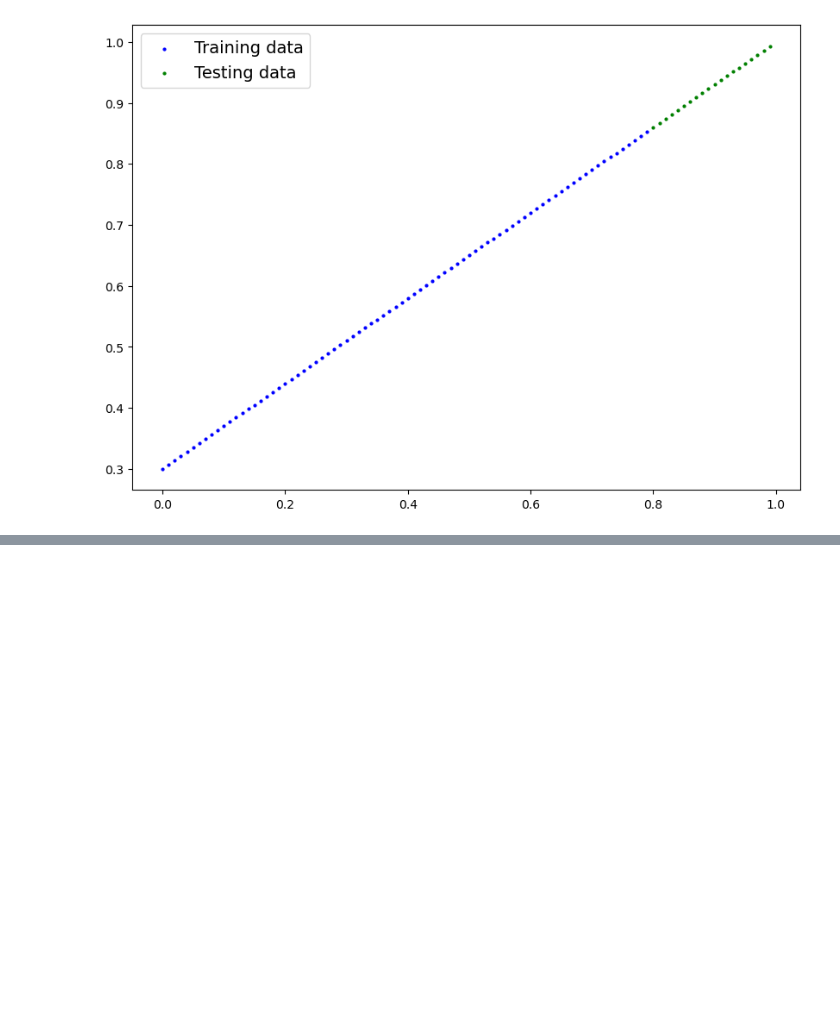
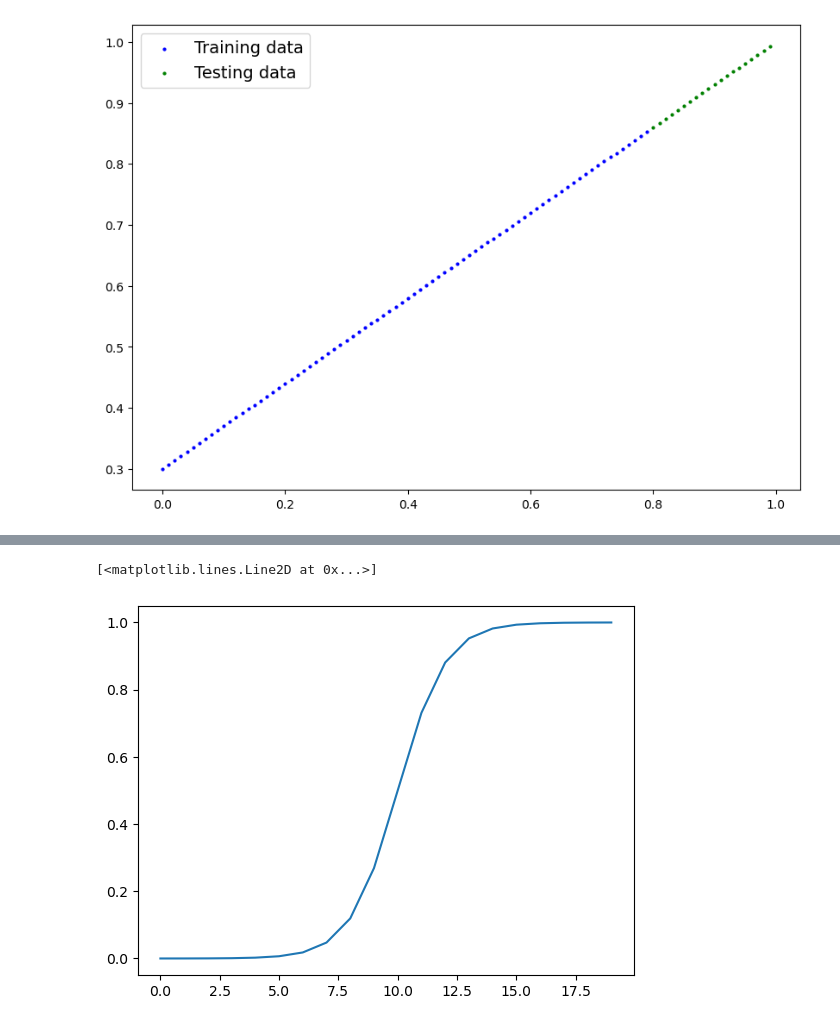
Before and after one commit to KshitizRai001/DeepLearning_Introduction, a Jupyter notebook: 03_Classification_NeuralNetwork.ipynb, the cells around one changed output, grey strips where cells are left out. Saved outputs shown, nothing was run; the diff lists cells and outputs as text; code cells hidden in the pictures; blank space fills up the shorter version.

```diff
--- a/03_Classification_NeuralNetwork.ipynb
+++ b/03_Classification_NeuralNetwork.ipynb
@@ -396,0 +497,5 @@ plot_predictions(train_data= X_train_regression, train_labels=  y_train_regressi
+# %%
+plt.plot(torch.sigmoid(A))
+# %% [output]
+[<matplotlib.lines.Line2D at 0x...>]
+[figure, added]
```
Also changed, not shown: parts of 31 cells of this notebook.
